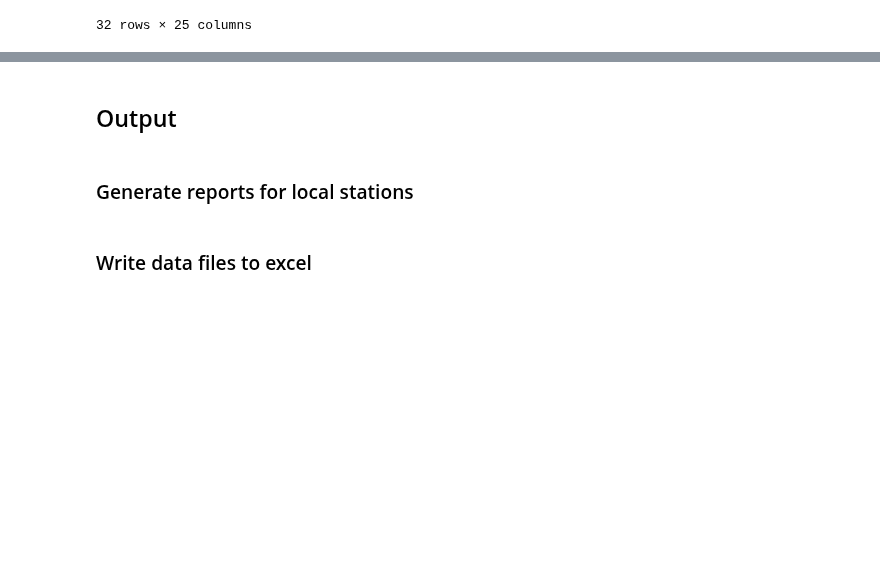
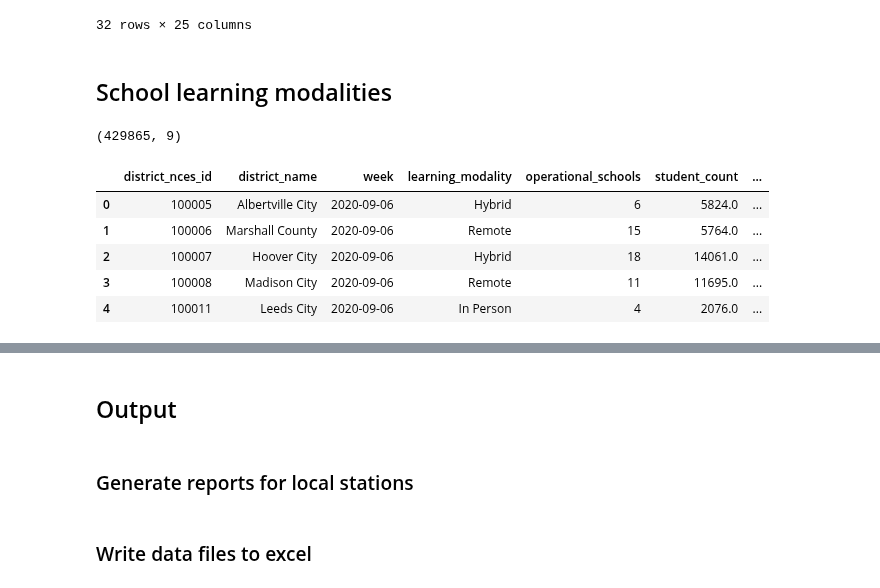
Before and after one commit to cbs-news-data/crdc-le-referral-data, a Jupyter notebook: notebooks/crdc_referrals_arrests/crdc_le_referrals_arrests.ipynb, the cells around one changed output, grey strips where cells are left out. Cells and saved outputs as stored; diff of their text form; code cells hidden in the pictures; blank space fills up the shorter version.

```diff
--- a/notebooks/crdc_referrals_arrests/crdc_le_referrals_arrests.ipynb
+++ b/notebooks/crdc_referrals_arrests/crdc_le_referrals_arrests.ipynb
@@ -523,3 +523,21 @@ df.query("LEA_STATE == 'TX' & total_arrests > 0")[["SCH_NAME", "total_enrollment
 | 287097 | Dixie El | 562.0 | 1.0 | 1.0 | 2.0 | 0.0 | ... |
 | 299411 | Camelot El | 466.0 | 1.0 | 1.0 | 2.0 | 0.0 | ... |
 32 rows × 25 columns
+# %% [markdown]
+## School learning modalities
+# %%
+modality_df = pd.read_csv(
+    f"{DIR}/input/School_Learning_Modalities__2020-2021.csv",
+    parse_dates=["week"],
+    date_format="%m/%d/%Y %I:%M:%S %p"
+)
+print(modality_df.shape)
+modality_df.head()
+# %% [output]
+(429865, 9)
+|  | district_nces_id | district_name | week | learning_modality | operational_schools | student_count | ... |
+| 0 | 100005 | Albertville City | 2020-09-06 | Hybrid | 6 | 5824.0 | ... |
+| 1 | 100006 | Marshall County | 2020-09-06 | Remote | 15 | 5764.0 | ... |
+| 2 | 100007 | Hoover City | 2020-09-06 | Hybrid | 18 | 14061.0 | ... |
+| 3 | 100008 | Madison City | 2020-09-06 | Remote | 11 | 11695.0 | ... |
+| 4 | 100011 | Leeds City | 2020-09-06 | In Person | 4 | 2076.0 | ... |
```
Also changed, not shown: parts of 8 cells of this notebook, 4 other files.
